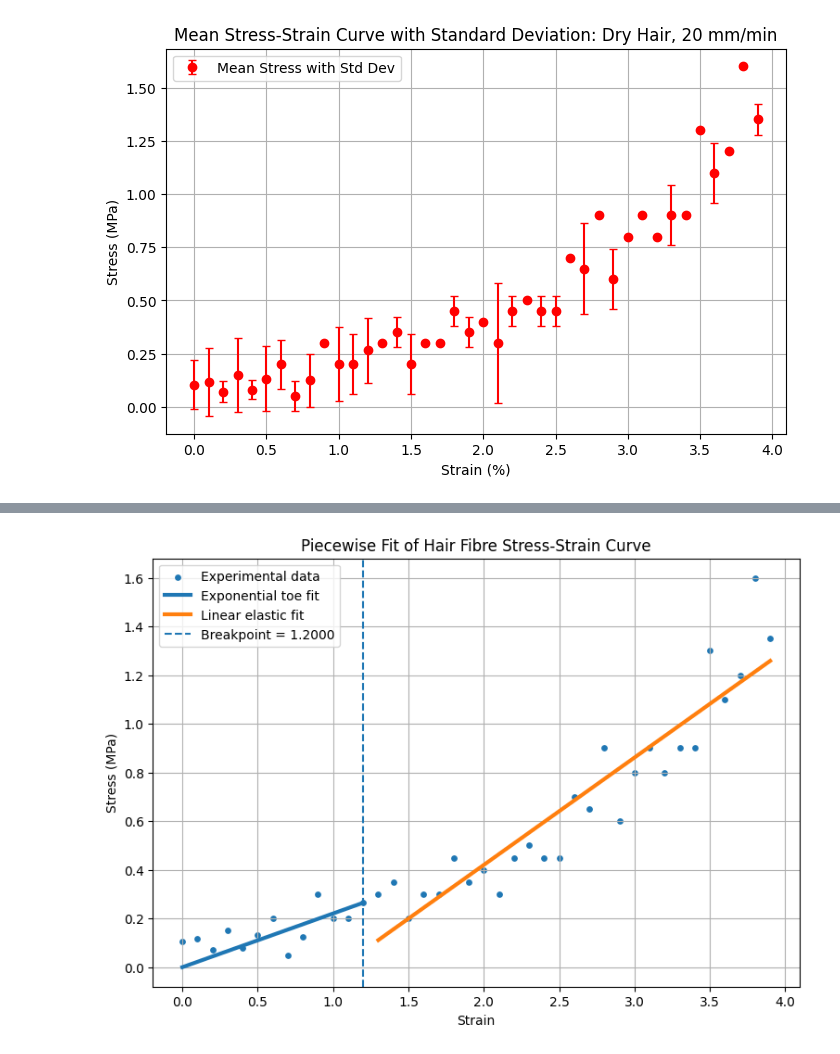
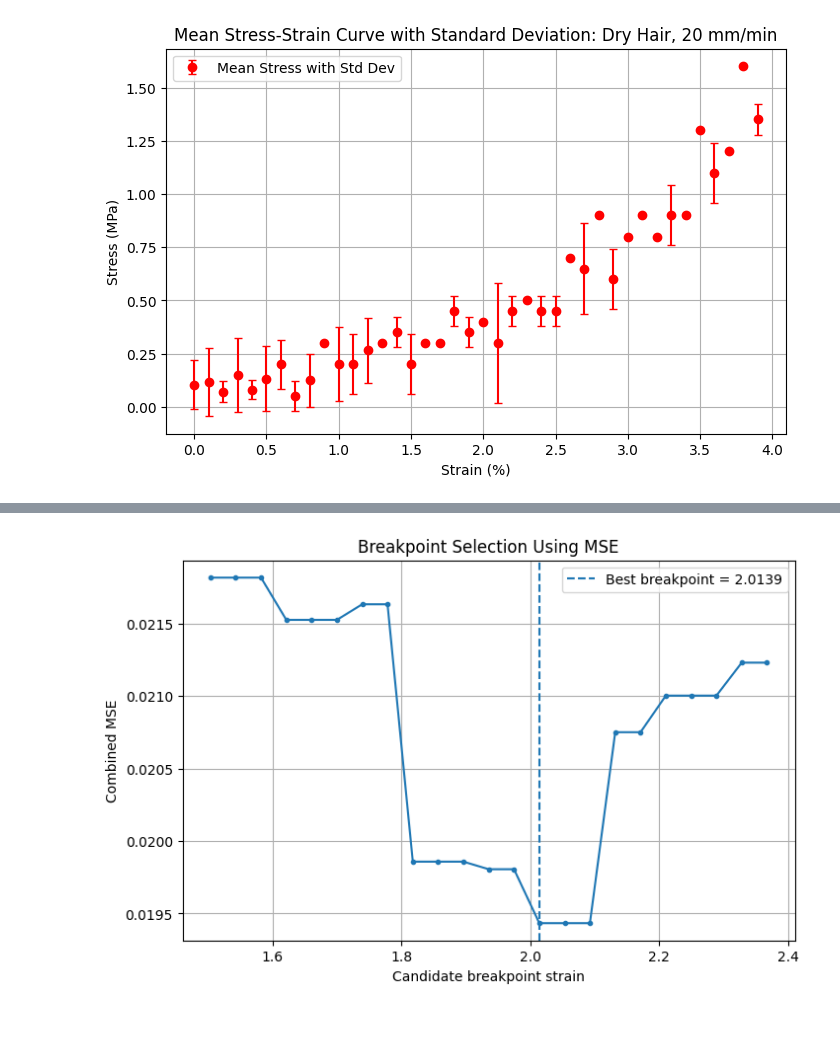
Before and after one commit to ifplutoknew/Python, a Jupyter notebook: Hair research data/Dry hair_20mm.ipynb, the cells around one changed output, grey strips where cells are left out. Cells and saved outputs as stored; diff of their text form; code cells hidden in the pictures; blank space fills up the shorter version.

```diff
--- a/Hair research data/Dry hair_20mm.ipynb
+++ b/Hair research data/Dry hair_20mm.ipynb
@@ -386,100 +361,27 @@ Minimum total error:
 # %%
-#11. Split data using best breakpoint
-# ==========================================
-
-toe_mask = strain <= best_breakpoint
-elastic_mask = strain > best_breakpoint
-
-toe_strain = strain[toe_mask]
-toe_stress = stress[toe_mask]
-
-elastic_strain = strain[elastic_mask]
-elastic_stress = stress[elastic_mask]
-
-# 12. Final exponential fit
-# ==========================================
-
-popt_exp, _ = curve_fit(
-    exponential,
-    toe_strain,
-    toe_stress,
-    p0=[1, 1],
-    maxfev=10000
-)
-
-A, B = popt_exp
-
-toe_x = np.linspace(
-    toe_strain.min(),
-    toe_strain.max(),
-    200
-)
-
-toe_y = exponential(
-    toe_x,
-    A,
-    B
-)
-
-# 13. Final linear fit
-# ==========================================
-
-linear_coefficients = np.polyfit(
-    elastic_strain,
-    elastic_stress,
-    1
-)
-
-E, C = linear_coefficients
-
-elastic_x = np.linspace(
-    elastic_strain.min(),
-    elastic_strain.max(),
-    200
-)
-
-elastic_y = E * elastic_x + C
-
-# 14. Plot
-# ==========================================
-
-plt.figure(figsize=(9, 6))
-
-plt.scatter(
-    strain,
-    stress,
-    s=15,
-    label="Experimental data"
-)
+plt.figure(figsize=(8, 5))
 
 plt.plot(
-    toe_x,
-    toe_y,
-    linewidth=3,
-    label="Exponential toe fit"
-)
-
-plt.plot(
-    elastic_x,
-    elastic_y,
-    linewidth=3,
-    label="Linear elastic fit"
+    results_df["breakpoint"],
+    results_df["total_mse"],
+    marker="o",
+    markersize=3
 )
 
 plt.axvline(
-    best_breakpoint,
+    best_result["breakpoint"],
     linestyle="--",
-    label=f"Breakpoint = {best_breakpoint:.4f}"
+    label=f'Best breakpoint = {best_result["breakpoint"]:.4f}'
 )
 
-plt.xlabel("Strain")
-plt.ylabel("Stress (MPa)")
-plt.title("Piecewise Fit of Hair Fibre Stress-Strain Curve")
+plt.xlabel("Candidate breakpoint strain")
+plt.ylabel("Combined MSE")
+plt.title("Breakpoint Selection Using MSE")
 
 plt.legend()
 plt.grid(True)
 
 plt.show()
 # %% [output]
-[figure, old version]
+[figure, new version]
 # %%
```
Also changed, not shown: parts of 2 cells of this notebook.
